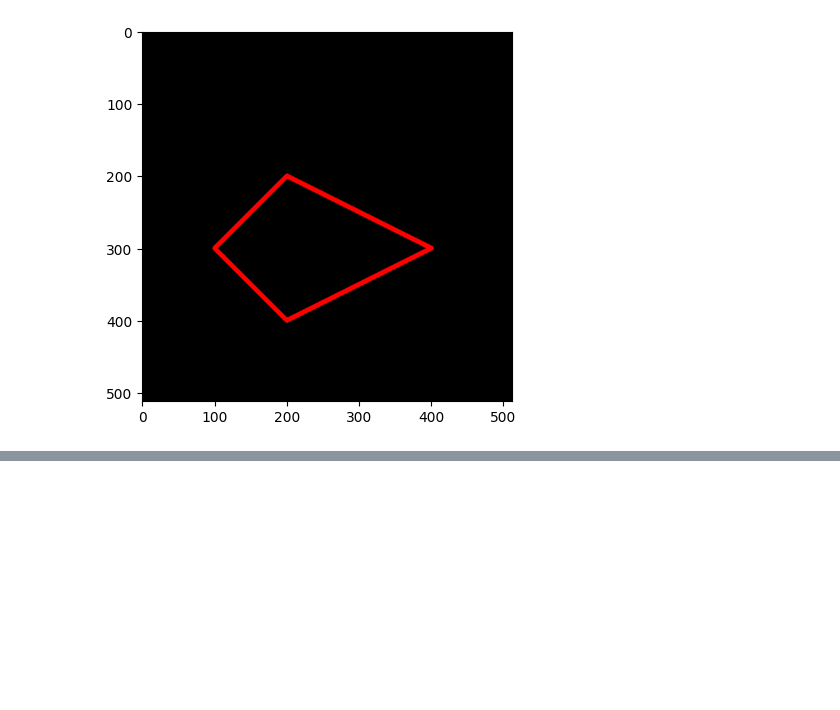
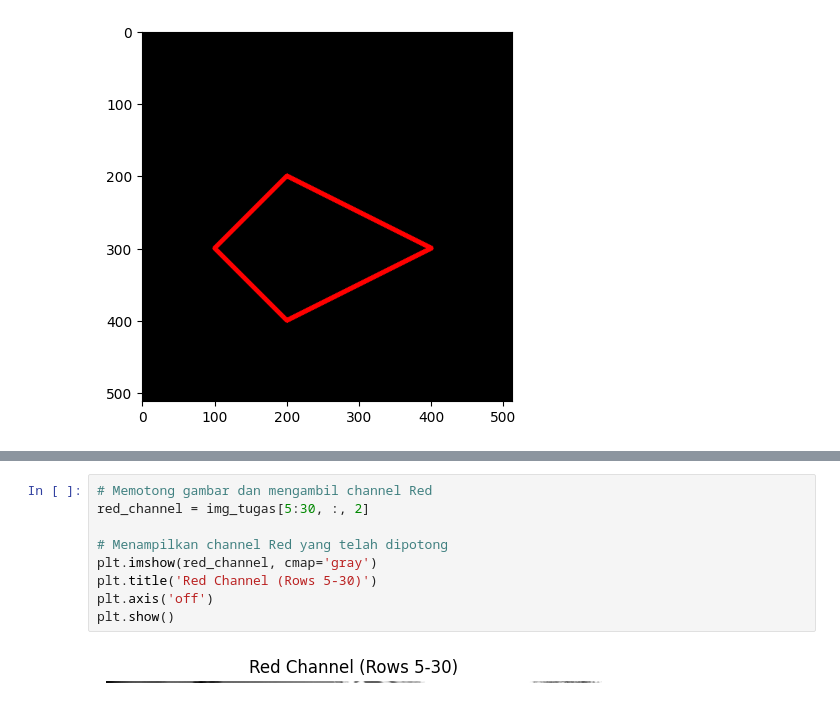
Before and after one commit to Ratnasari124/PCVK_RATNASARI_2024, a Jupyter notebook: week2.ipynb, the cells around one changed output, grey strips where cells are left out. Drawn from its saved outputs; the diff is of its cells as text; blank space fills up the shorter version.

```diff
--- a/week2.ipynb
+++ b/week2.ipynb
@@ -136,0 +294,11 @@ plt.imshow(black_img2)
+# %%
+# Memotong gambar dan mengambil channel Red
+red_channel = img_tugas[5:30, :, 2]
+
+# Menampilkan channel Red yang telah dipotong
+plt.imshow(red_channel, cmap='gray')
+plt.title('Red Channel (Rows 5-30)')
+plt.axis('off')
+plt.show()
+# %% [output]
+[figure, added]
```
Also changed, not shown: parts of 28 cells of this notebook.
